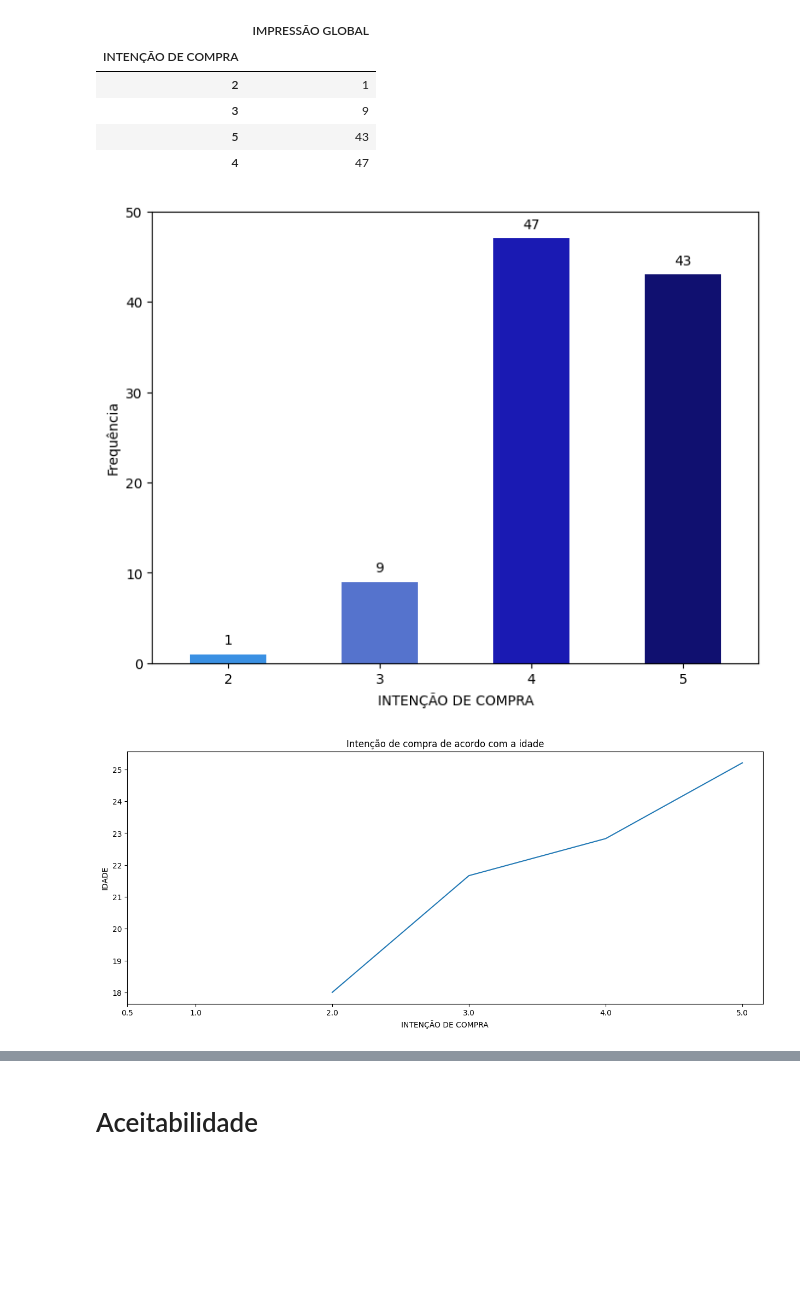
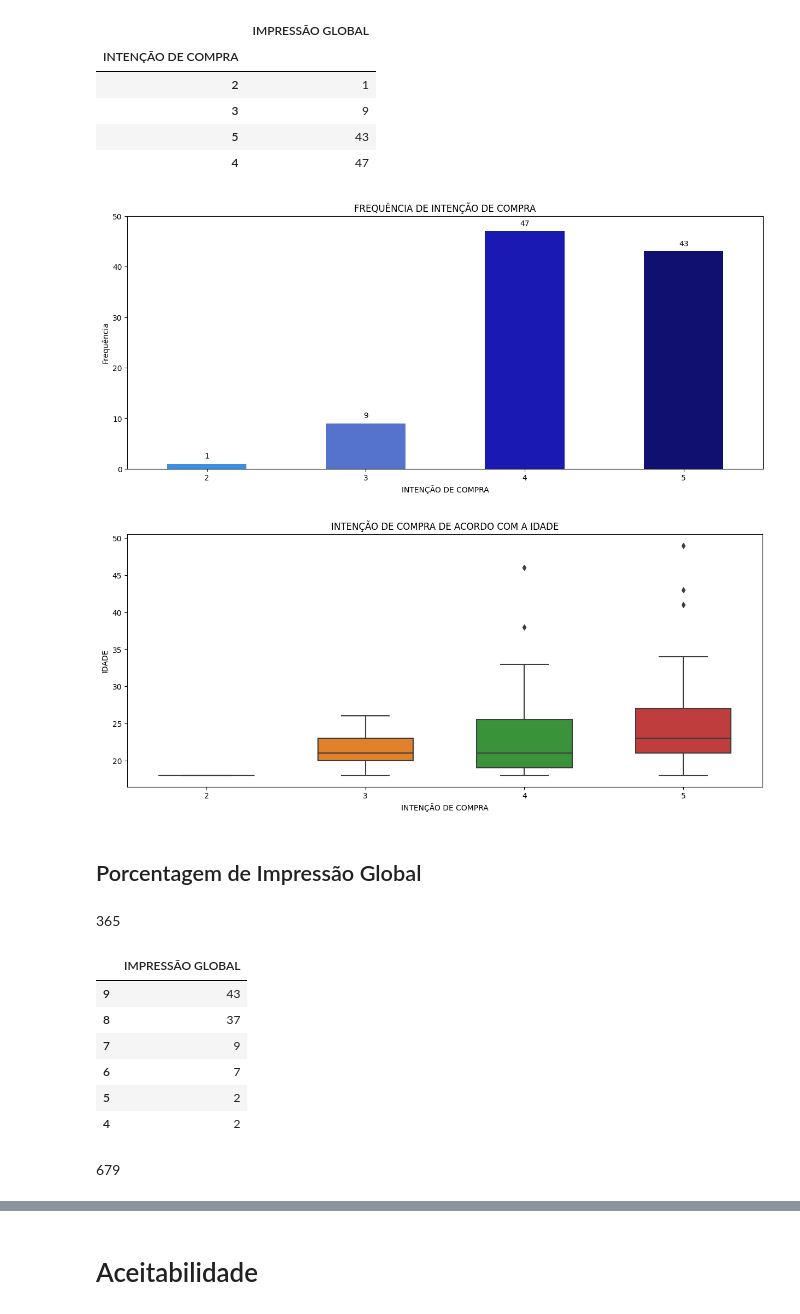
Before and after one commit to CarlosDouradoPGR/Portifolio, a Jupyter notebook: Analise_comercial/Bala_acai.ipynb, the cells around one changed output, grey strips where cells are left out. Cells and saved outputs as stored; diff of their text form; code cells hidden in the pictures; blank space fills up the shorter version.

```diff
--- a/Analise_comercial/Bala_acai.ipynb
+++ b/Analise_comercial/Bala_acai.ipynb
@@ -570,34 +585,54 @@ df365.groupby("INTENÇÃO DE COMPRA")[["IMPRESSÃO GLOBAL"]].count().sort_values
 | 4 | 47 |
 # %%
 plt.close("all")
-fig, axes = plt.subplots(figsize=(8,6))
+fig, axes = plt.subplots(figsize=(15,6))
 sns.countplot(x="INTENÇÃO DE COMPRA",
               data=df365, width=0.5,
               color="c",
              palette=["dodgerblue", "royalblue","mediumblue", "navy"])
 axes.set_yticks([0,10,20,30,40,50])
 axes.set_ylabel("Frequência")
+axes.set_title("FREQUÊNCIA DE INTENÇÃO DE COMPRA")
 
 for p in axes.patches:
     axes.annotate(format(p.get_height(), '.0f'),
                 (p.get_x() + p.get_width() / 2., p.get_height()),
                 ha = 'center', va = 'center',
                 xytext = (0, 10),
                 textcoords = 'offset points')
 
-plt.savefig("Frequencia_IntecaoCompra.png", dpi=400)
+plt.savefig("Frequencia_IntecaoCompra.png", dpi=1000)
 plt.show()
 # %% [output]
-[figure, old version]
+[figure, new version]
 # %%
 plt.close("all")
 fig, axes = plt.subplots(figsize=(15,6))
 
-p = sns.lineplot(x="INTENÇÃO DE COMPRA", y="IDADE" ,data=df365, errorbar=None)
-axes.set_title("Intenção de compra de acordo com a idade")
-axes.set_xticks([0.5,1,2,3, 4, 5])
+p = sns.boxplot(x="INTENÇÃO DE COMPRA", y="IDADE" ,data=df365, width=0.6)
+#sns.pointplot(x="INTENÇÃO DE COMPRA", y="IDADE" ,data=df365)
+#sns.lineplot(x="INTENÇÃO DE COMPRA", y="IDADE" ,data=df365, errorbar=None)
+axes.set_title("Intenção de compra de acordo com a idade".upper())
+#axes.set_xticks([0.5,1,2,3, 4, 5])
 
-plt.savefig("Intencao_Idade.png", dpi=400)
+plt.savefig("Intencao_Idade.png", dpi=1000)
+#plt.grid()
 plt.show()
 # %% [output]
-[figure, old version]
+[figure, new version]
+# %% [markdown]
+## Porcentagem de Impressão Global
+# %% [markdown]
+365
+# %%
+df365["IMPRESSÃO GLOBAL"].value_counts().to_frame()
+# %% [output]
+|  | IMPRESSÃO GLOBAL |
+| 9 | 43 |
+| 8 | 37 |
+| 7 | 9 |
+| 6 | 7 |
+| 5 | 2 |
+| 4 | 2 |
+# %% [markdown]
+679
```
Also changed, not shown: parts of 11 cells of this notebook, 7 other files.
